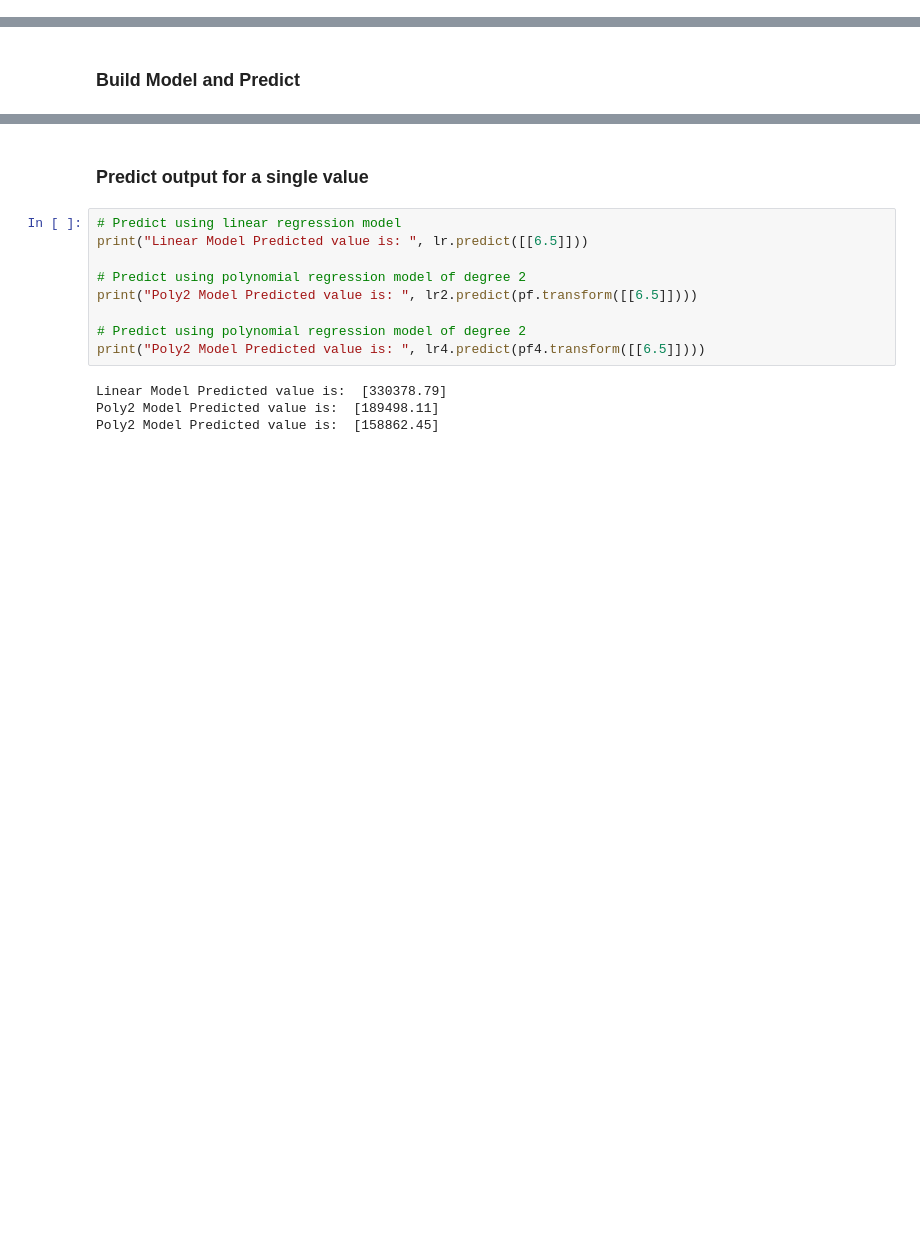
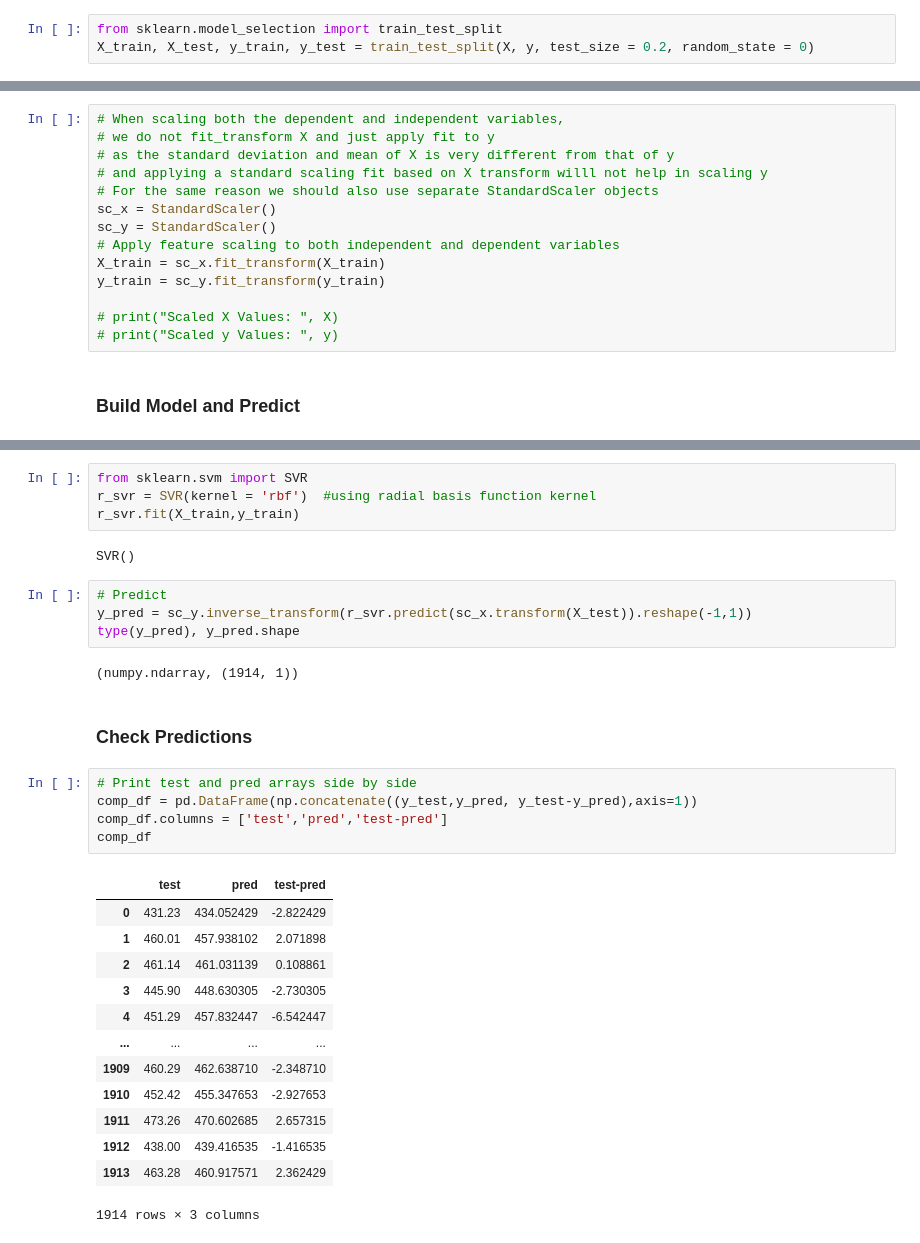
Before and after one commit to paulang1807/learn-ml, a Jupyter notebook: ScikitLearn-RegressionBasics.ipynb, the cells around one changed output, grey strips where cells are left out. Cells and saved outputs as stored; diff of their text form; blank space fills up the shorter version.

```diff
--- a/ScikitLearn-RegressionBasics.ipynb
+++ b/ScikitLearn-RegressionBasics.ipynb
@@ -462,0 +773,3 @@ print(y.shape)
+# %%
+from sklearn.model_selection import train_test_split
+X_train, X_test, y_train, y_test = train_test_split(X, y, test_size = 0.2, random_state = 0)
@@ -463,2 +778,16 @@ print(y.shape)
+# %%
+# When scaling both the dependent and independent variables,
+# we do not fit_transform X and just apply fit to y
+# as the standard deviation and mean of X is very different from that of y
+# and applying a standard scaling fit based on X transform willl not help in scaling y
+# For the same reason we should also use separate StandardScaler objects
+sc_x = StandardScaler()
+sc_y = StandardScaler()
+# Apply feature scaling to both independent and dependent variables
+X_train = sc_x.fit_transform(X_train)
+y_train = sc_y.fit_transform(y_train)
+
+# print("Scaled X Values: ", X)
+# print("Scaled y Values: ", y)
 # %% [markdown]
 ### Build Model and Predict
@@ -534,15 +794,33 @@ plt.plot(X_fin, lr4.predict(pf4.fit_transform(X_fin)), color = 'purple')
-# %% [markdown]
-### Predict output for a single value
-# %%
-# Predict using linear regression model
-print("Linear Model Predicted value is: ", lr.predict([[6.5]]))
-
-# Predict using polynomial regression model of degree 2
-print("Poly2 Model Predicted value is: ", lr2.predict(pf.transform([[6.5]])))
-
-# Predict using polynomial regression model of degree 2
-print("Poly2 Model Predicted value is: ", lr4.predict(pf4.transform([[6.5]])))
-# %% [output]
-Linear Model Predicted value is:  [330378.79]
-Poly2 Model Predicted value is:  [189498.11]
-Poly2 Model Predicted value is:  [158862.45]
+# %%
+from sklearn.svm import SVR
+r_svr = SVR(kernel = 'rbf')  #using radial basis function kernel
+r_svr.fit(X_train,y_train)
+# %% [output]
+SVR()
+# %%
+# Predict
+y_pred = sc_y.inverse_transform(r_svr.predict(sc_x.transform(X_test)).reshape(-1,1))
+type(y_pred), y_pred.shape
+# %% [output]
+(numpy.ndarray, (1914, 1))
+# %% [markdown]
+### Check Predictions
+# %%
+# Print test and pred arrays side by side
+comp_df = pd.DataFrame(np.concatenate((y_test,y_pred, y_test-y_pred),axis=1))
+comp_df.columns = ['test','pred','test-pred']
+comp_df
+# %% [output]
+|  | test | pred | test-pred |
+| 0 | 431.23 | 434.052429 | -2.822429 |
+| 1 | 460.01 | 457.938102 | 2.071898 |
+| 2 | 461.14 | 461.031139 | 0.108861 |
+| 3 | 445.90 | 448.630305 | -2.730305 |
+| 4 | 451.29 | 457.832447 | -6.542447 |
+| ... | ... | ... | ... |
+| 1909 | 460.29 | 462.638710 | -2.348710 |
+| 1910 | 452.42 | 455.347653 | -2.927653 |
+| 1911 | 473.26 | 470.602685 | 2.657315 |
+| 1912 | 438.00 | 439.416535 | -1.416535 |
+| 1913 | 463.28 | 460.917571 | 2.362429 |
+1914 rows × 3 columns
```
Also changed, not shown: parts of 97 cells of this notebook, 4 other files.
